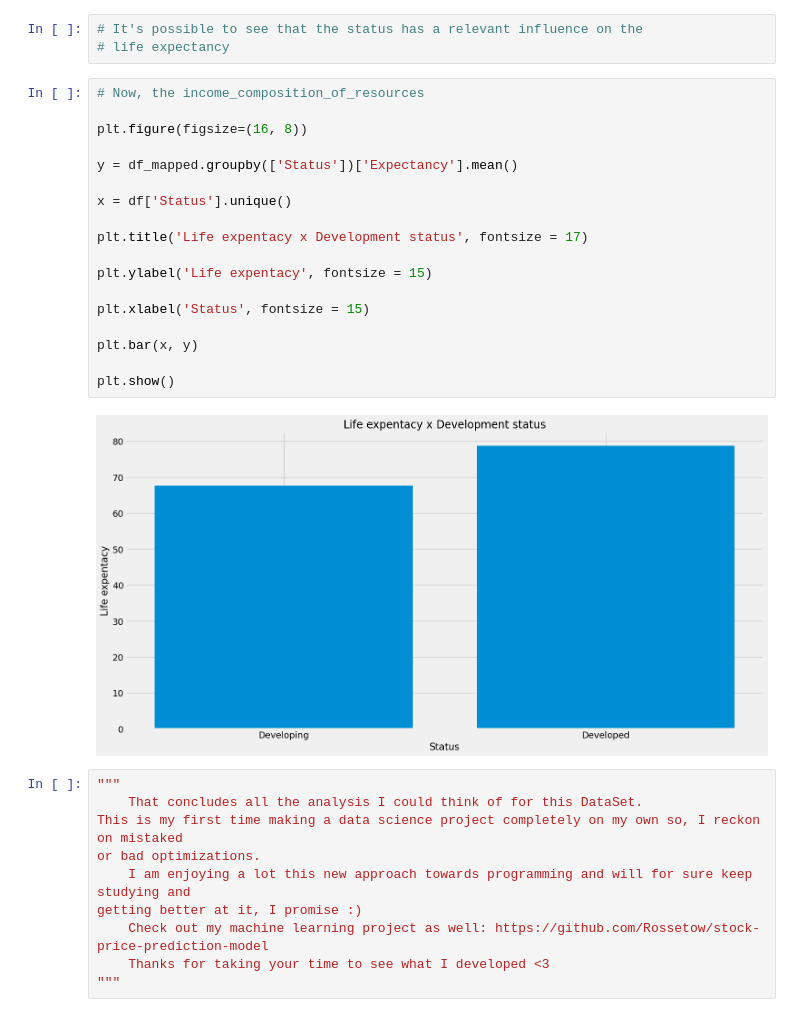
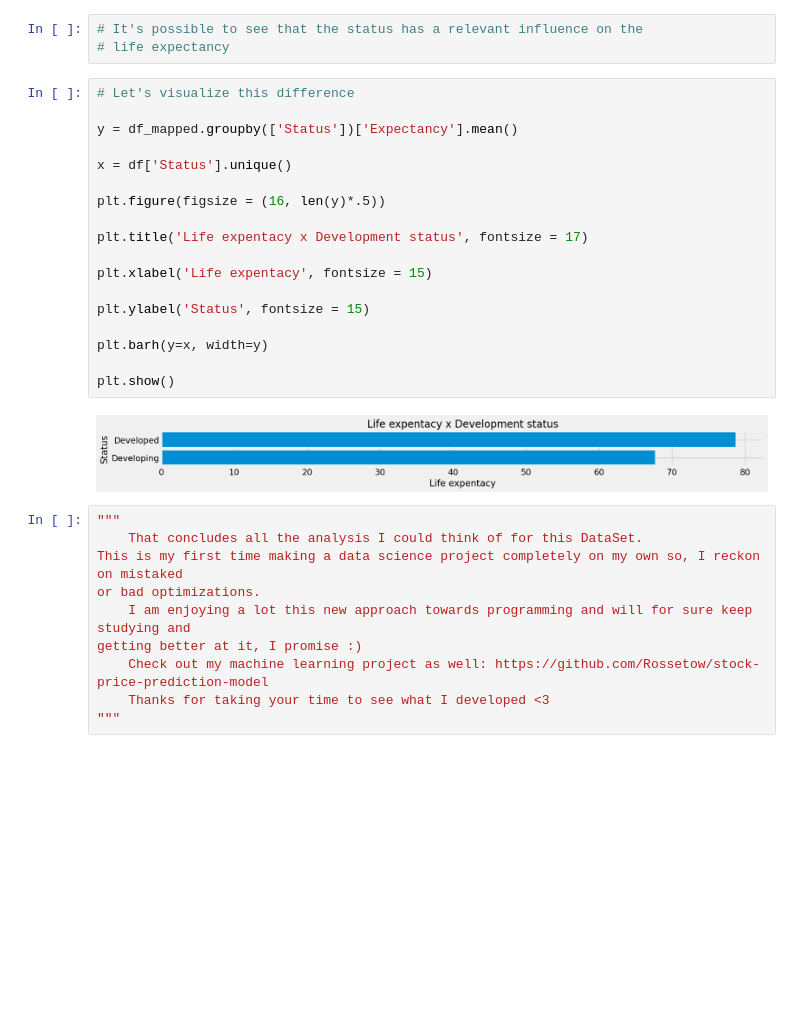
Before and after one commit to Rossetow/data-analysis-life-expectancy, a Jupyter notebook: life_expectancy_analysis.ipynb, the cells around one changed output. Saved outputs shown, nothing was run; the diff lists cells and outputs as text; blank space fills up the shorter version.

```diff
--- a/life_expectancy_analysis.ipynb
+++ b/life_expectancy_analysis.ipynb
@@ -604,25 +592,25 @@ sns.heatmap(df_status_expectancy.corr(numeric_only = True), annot = True, cmap =
 # It's possible to see that the status has a relevant influence on the
 # life expectancy
 # %%
-# Now, the income_composition_of_resources
-
-plt.figure(figsize=(16, 8))
+# Let's visualize this difference
 
 y = df_mapped.groupby(['Status'])['Expectancy'].mean()
 
 x = df['Status'].unique()
 
+plt.figure(figsize = (16, len(y)*.5))
+
 plt.title('Life expentacy x Development status', fontsize = 17)
 
-plt.ylabel('Life expentacy', fontsize = 15)
+plt.xlabel('Life expentacy', fontsize = 15)
 
-plt.xlabel('Status', fontsize = 15)
+plt.ylabel('Status', fontsize = 15)
 
-plt.bar(x, y)
+plt.barh(y=x, width=y)
 
 plt.show()
 # %% [output]
-[figure, old version]
+[figure, new version]
 # %%
 """
     That concludes all the analysis I could think of for this DataSet.
```
Also changed, not shown: parts of 3 cells of this notebook.
